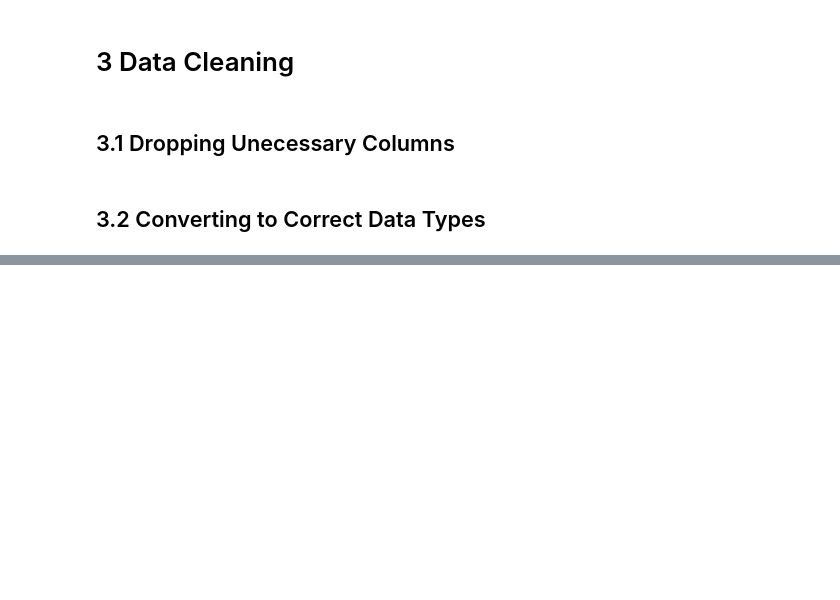
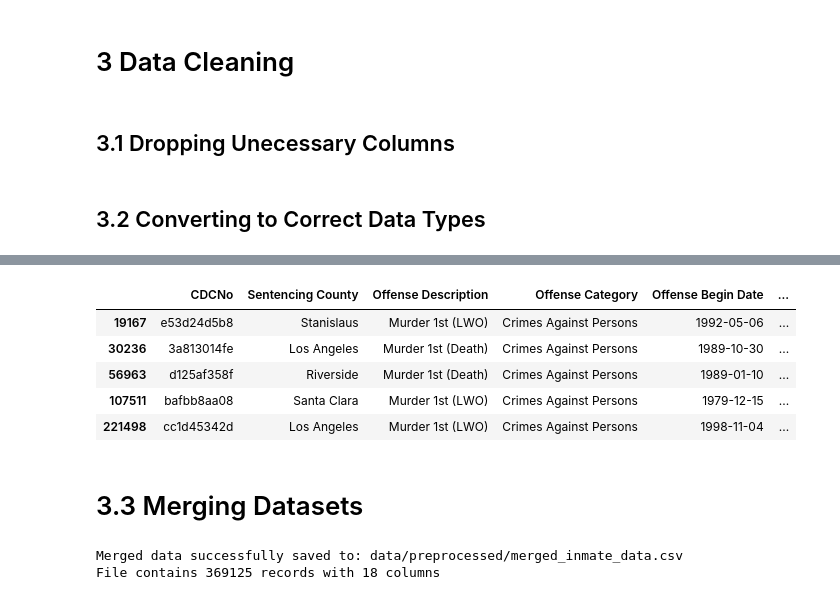
Before and after one commit to julia-epshtein/CS571, a Jupyter notebook: data_exploration.ipynb, the cells around one changed output, grey strips where cells are left out. Saved outputs shown, nothing was run; the diff lists cells and outputs as text; code cells hidden in the pictures; blank space fills up the shorter version.

Commit message:
Completed data exploration for now

```diff
--- a/data_exploration.ipynb
+++ b/data_exploration.ipynb
@@ -313,7 +314,7 @@ current_commitments = current_commitments.drop(columns=[
     'Sentence From Abstract of Judgement',
     'Offense',
     'In-prison'
-]).drop(columns=prior_commitments.filter(regex='Enh').columns)
+] + [col for col in current_commitments.filter(regex='Enh').columns if col != 'Offense Time with Enhancement'])
 
 # Prior Commitments
 prior_commitments = prior_commitments.drop(columns=[
@@ -344,3 +429,12 @@ Index(['CDCNo', 'Sentencing County', 'Offense Description', 'Offense Category',
+# %%
+current_commitments[current_commitments['Offense Time with Enhancement (Months)'] == 12003.0]
+# %% [output]
+|  | CDCNo | Sentencing County | Offense Description | Offense Category | Offense Begin Date | ... |
+| 19167 | e53d24d5b8 | Stanislaus | Murder 1st (LWO) | Crimes Against Persons | 1992-05-06 | ... |
+| 30236 | 3a813014fe | Los Angeles | Murder 1st (Death) | Crimes Against Persons | 1989-10-30 | ... |
+| 56963 | d125af358f | Riverside | Murder 1st (Death) | Crimes Against Persons | 1989-01-10 | ... |
+| 107511 | bafbb8aa08 | Santa Clara | Murder 1st (LWO) | Crimes Against Persons | 1979-12-15 | ... |
+| 221498 | cc1d45342d | Los Angeles | Murder 1st (LWO) | Crimes Against Persons | 1998-11-04 | ... |
 # %%
 # Prior commitments
 # Convert dates
@@ -350,3 +444,30 @@ prior_commitments['Release Date'] = pd.to_datetime(prior_commitments['Release Da
 
 # Convert sentence durations to months
 prior_commitments['Offense Time with Enhancement (Months)'] = prior_commitments['Offense Time with Enhancement'].apply(parse_sentence)
+# %% [markdown]
+# 3.3 Merging Datasets
+# %%
+# Merge demographics and current commitments on CDCNo
+preprocessed_dir = 'data/preprocessed'
+os.makedirs(preprocessed_dir, exist_ok=True)
+
+# Merge the data (using your preferred merge approach)
+merged_data = pd.merge(
+    demographics,
+    current_commitments,
+    on='CDCNo',
+    how='left',
+    suffixes=('_demo', '_current')
+)
+
+# Define the output path
+output_path = os.path.join(preprocessed_dir, 'merged_inmate_data.csv')
+
+# Save to CSV
+merged_data.to_csv(output_path, index=False)
+
+print(f"Merged data successfully saved to: {output_path}")
+print(f"File contains {len(merged_data)} records with {len(merged_data.columns)} columns")
+# %% [output]
+Merged data successfully saved to: data/preprocessed/merged_inmate_data.csv
+File contains 369125 records with 18 columns
```
Also changed, not shown: parts of 5 cells of this notebook.
